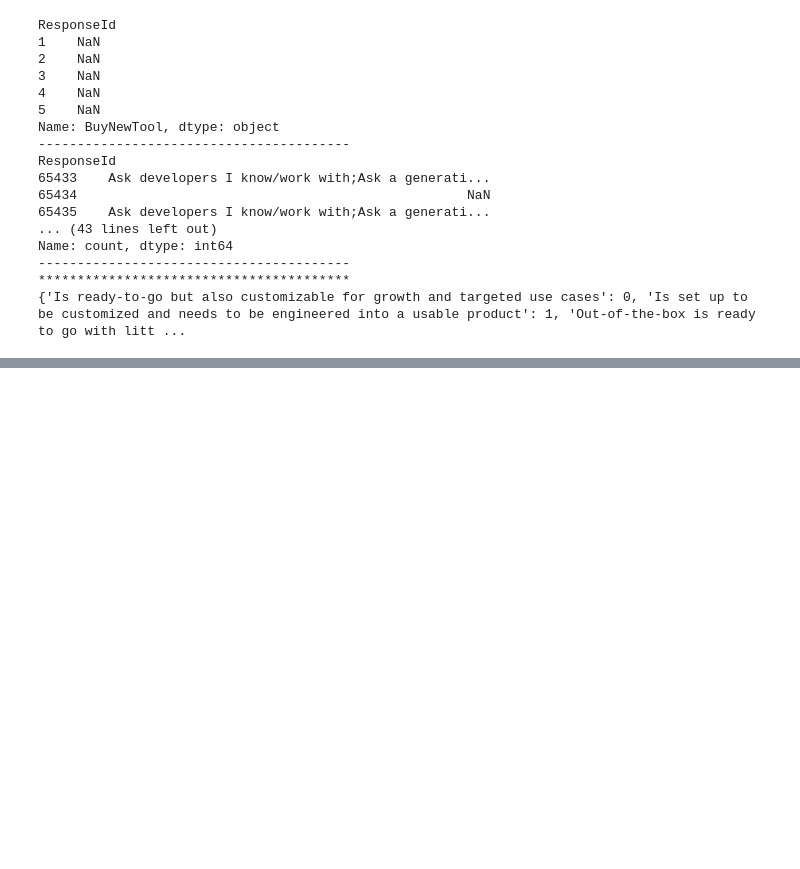
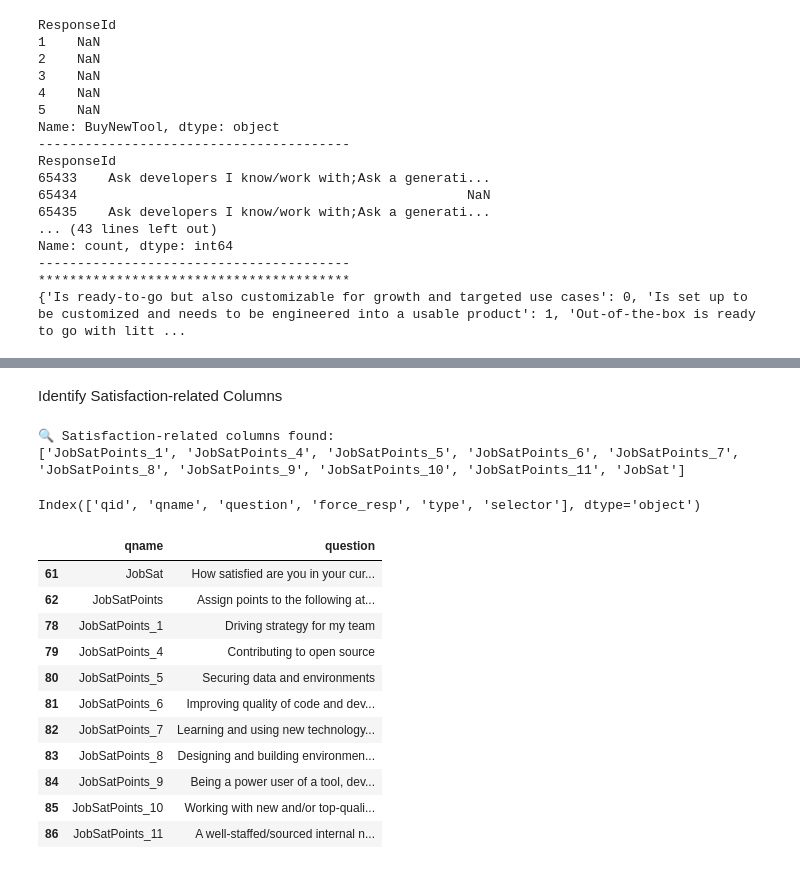
Before and after one commit to krsoy/AAU_Projects, a Jupyter notebook: m1_exam_oral.ipynb, the cells around one changed output, grey strips where cells are left out. Saved outputs shown, nothing was run; the diff lists cells and outputs as text; code cells hidden in the pictures; blank space fills up the shorter version.

```diff
--- a/m1_exam_oral.ipynb
+++ b/m1_exam_oral.ipynb
@@ -471,0 +605,32 @@ print(salary_cols)
+# %% [markdown]
+Identify Satisfaction-related Columns
+# %%
+# === Find satisfaction-related columns ===
+satisfaction_cols = [col for col in df.columns if re.search(r'Sat|Balance|Happiness|WellBeing', col, re.IGNORECASE)]
+print("🔍 Satisfaction-related columns found:")
+print(satisfaction_cols)
+# %% [output]
+🔍 Satisfaction-related columns found:
+['JobSatPoints_1', 'JobSatPoints_4', 'JobSatPoints_5', 'JobSatPoints_6', 'JobSatPoints_7', 'JobSatPoints_8', 'JobSatPoints_9', 'JobSatPoints_10', 'JobSatPoints_11', 'JobSat']
+# %%
+# Load schema metadata
+schema = pd.read_csv("survey_results_schema.csv")
+print(schema.columns)
+# %% [output]
+Index(['qid', 'qname', 'question', 'force_resp', 'type', 'selector'], dtype='object')
+# %%
+# Look at satisfaction-related questions
+schema[schema['qname'].str.contains('JobSat', case=False)][['qname', 'question']]
+# %% [output]
+|  | qname | question |
+| 61 | JobSat | How satisfied are you in your cur... |
+| 62 | JobSatPoints | Assign points to the following at... |
+| 78 | JobSatPoints_1 | Driving strategy for my team |
+| 79 | JobSatPoints_4 | Contributing to open source |
+| 80 | JobSatPoints_5 | Securing data and environments |
+| 81 | JobSatPoints_6 | Improving quality of code and dev... |
+| 82 | JobSatPoints_7 | Learning and using new technology... |
+| 83 | JobSatPoints_8 | Designing and building environmen... |
+| 84 | JobSatPoints_9 | Being a power user of a tool, dev... |
+| 85 | JobSatPoints_10 | Working with new and/or top-quali... |
+| 86 | JobSatPoints_11 | A well-staffed/sourced internal n... |
```
Also changed, not shown: parts of 15 cells of this notebook.
